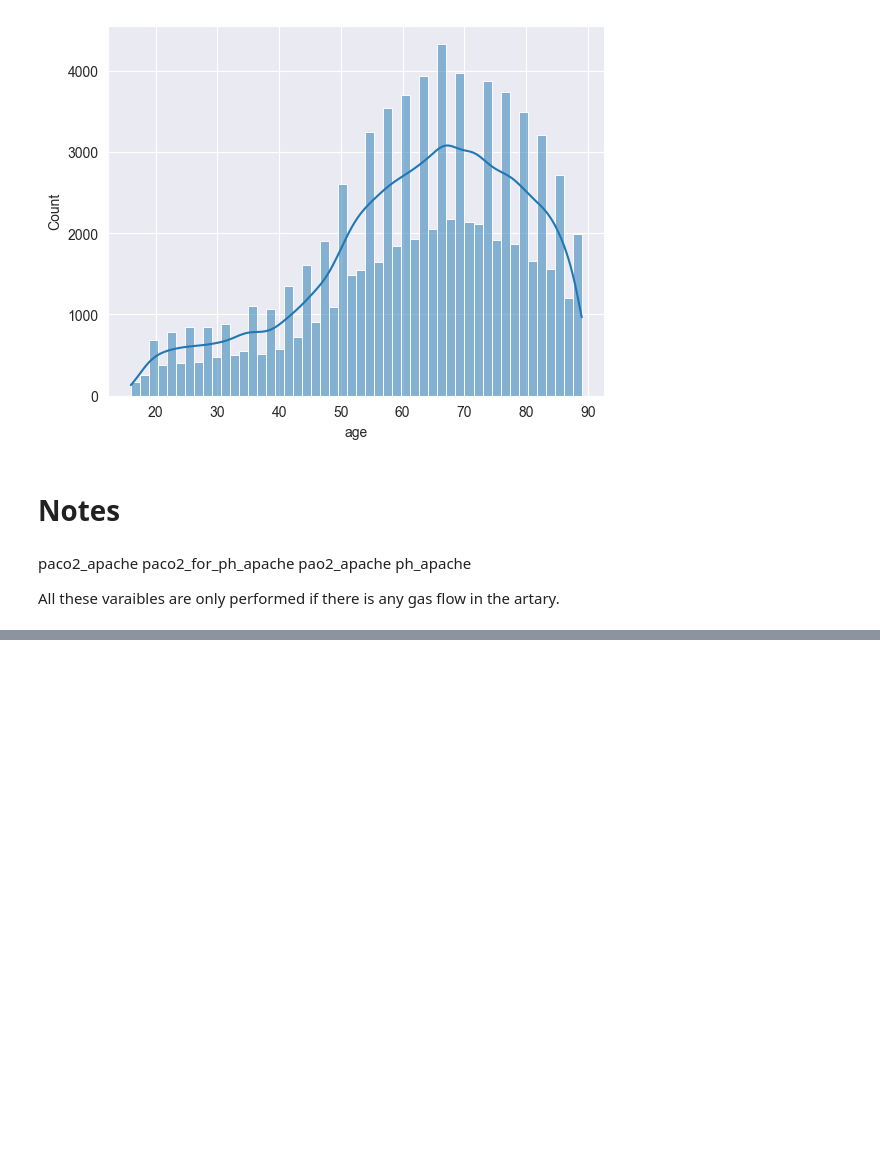
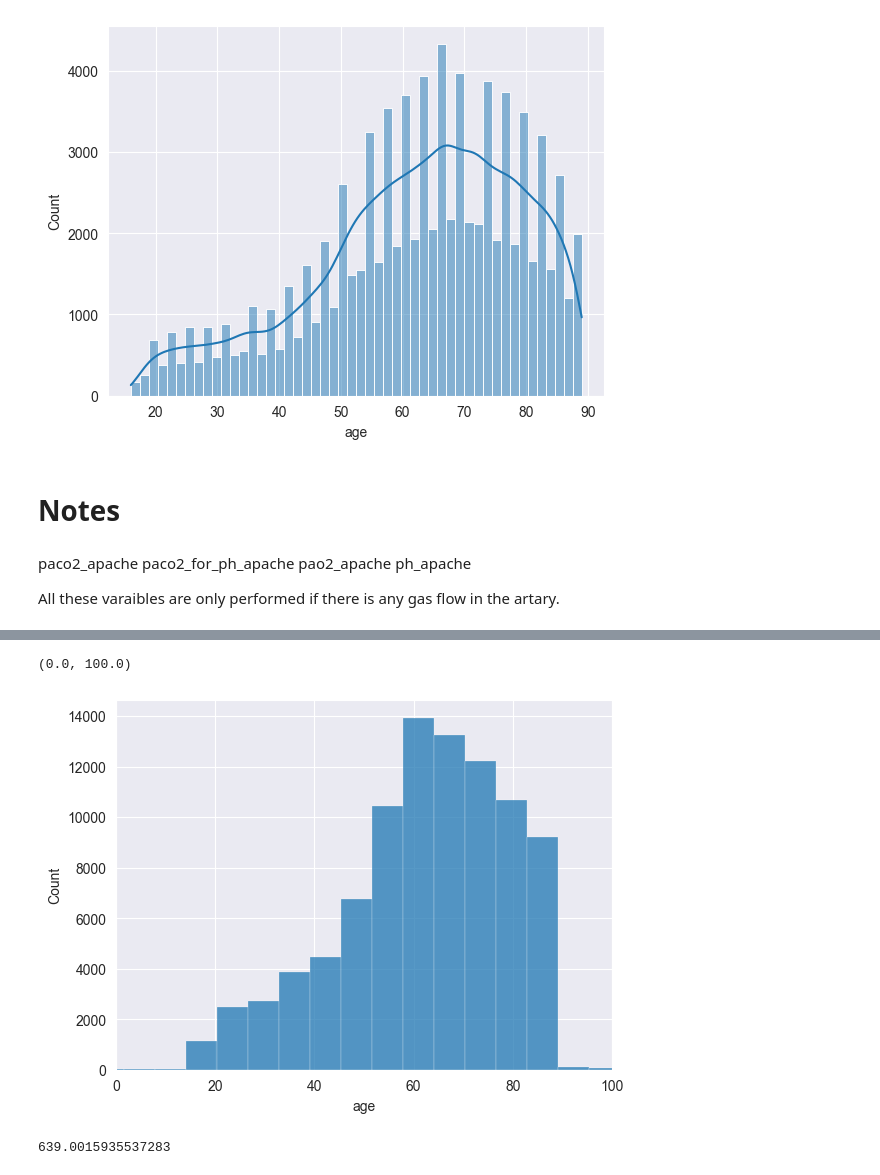
Before and after one commit to BVishal-Geek/Patient-Survival-Prediction---Dash-Visualization, a Jupyter notebook: src/main.ipynb, the cells around one changed output, grey strips where cells are left out. Cells and saved outputs as stored; diff of their text form; code cells hidden in the pictures; blank space fills up the shorter version.

```diff
--- a/src/main.ipynb
+++ b/src/main.ipynb
@@ -99,0 +227,10 @@ def vishal():
+# %%
+Categorical = []
+for cols in df.columns:
+    if df[cols].dtype == 'object':
+        Categorical.append(cols)
+imputer = SimpleImputer(strategy='most_frequent')
+for column in Categorical:
+    df[column] = imputer.fit_transform(df[column].values.reshape(-1, 1)).flatten()
+# %%
+Categorical.append('')
@@ -99,0 +246,5 @@ def vishal():
+# %%
+Categorical_copy = pd.DataFrame()
+for cols in Categorical:
+    Categorical_copy[cols] = df[cols]
+    df = df.drop([cols],axis=1)
@@ -99,0 +269,19 @@ def vishal():
+# %%
+# Assuming you have a DataFrame df
+df_copy = df.copy()
+
+
+# Create a mask of missing values
+missing_mask = df_copy.isna()
+
+# Initialize an IterativeImputer
+imputer = IterativeImputer(max_iter=10, random_state=0)
+
+# Fit the imputer and transform the data
+imputed_values = imputer.fit_transform(df_copy)
+
+# Convert the imputed values array back to a DataFrame
+imputed_df = pd.DataFrame(imputed_values, columns=df_copy.columns, index=df_copy.index)
+
+# Assign the imputed values to the missing values in df_copy
+df_copy[missing_mask] = imputed_df[missing_mask]
@@ -99,0 +303,11 @@ def vishal():
+# %%
+sns.histplot(df_copy, x='age',bins=200
+             )
+plt.xlim(0,100)
+# %% [output]
+(0.0, 100.0)
+[figure, added]
+# %%
+df_copy['age'].unique().max()
+# %% [output]
+639.0015935537283
```
Also changed, not shown: parts of 16 cells of this notebook.
